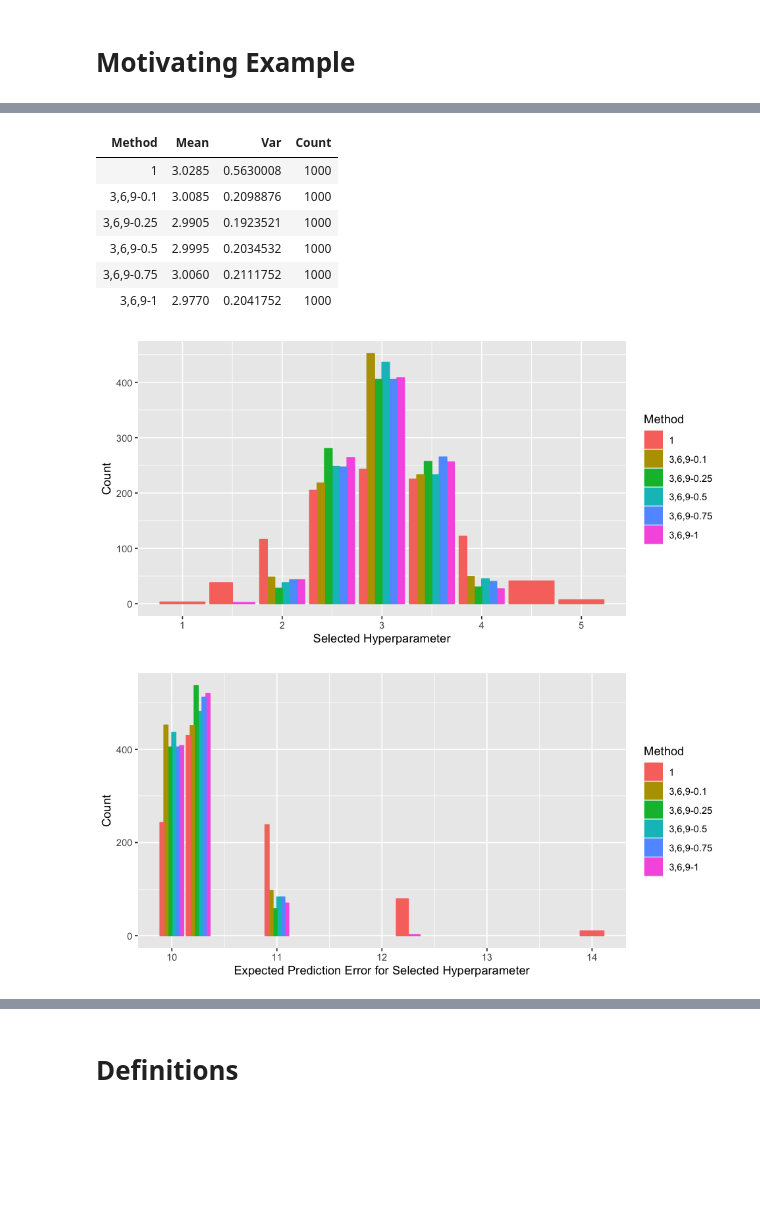
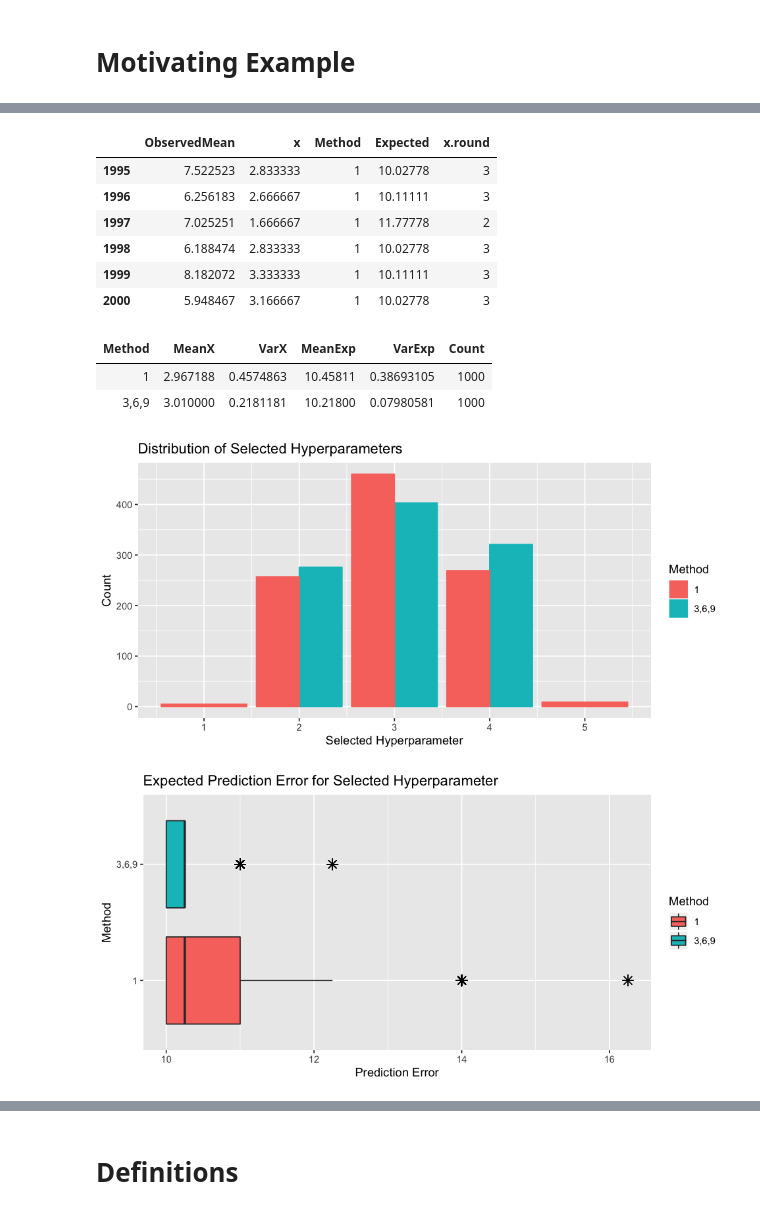
Before and after one commit to LarsHH/reproducible-hyperparameter-optimization-jcgs-2019, a Jupyter notebook: evaluation.ipynb, the cells around one changed output, grey strips where cells are left out. Drawn from its saved outputs; the diff is of its cells as text; code cells hidden in the pictures; blank space fills up the shorter version.

```diff
--- a/evaluation.ipynb
+++ b/evaluation.ipynb
@@ -695,13 +570,6 @@ for(i in 1:num.runs){
-# %%
-toy.hist.df <- data.frame(Method=factor(c(rep('1', num.runs),
-                                          rep('3,6,9-0.1', num.runs),
-                                          rep('3,6,9-0.25', num.runs),
-                                          rep('3,6,9-0.5', num.runs),
-                                          rep('3,6,9-0.75', num.runs),
-                                          rep('3,6,9-1', num.runs))),
-                          x=c(x.toy[['1']],
-                              x.toy[['3,6,9']][['0.1']],
-                              x.toy[['3,6,9']][['0.25']],
-                              x.toy[['3,6,9']][['0.5']],
-                              x.toy[['3,6,9']][['0.75']],
-                              x.toy[['3,6,9']][['1']]))
+# %%
+motivating.example.bar <- ggplot(subset(toy.df, Method=='1'), aes(x=x)) +
+                          geom_bar(position="dodge") +
+                          labs(x="Selected Hyperparameter", y = "Count", title="Distribution of Selected Hyperparameters")
+motivating.example.bar
+ggsave("figures/parabola-1-barchart.pdf", plot=motivating.example.bar, width=5, height=4)
@@ -707,0 +578,6 @@ toy.hist.df <- data.frame(Method=factor(c(rep('1', num.runs),
+# %%
+motivating.example.obs <- ggplot(subset(toy.df, Method=='1'), aes(x=ObservedMean)) +
+labs(x="Prediction Error", y = "Count", title="Observed Prediction Error for Selected Hyperparameter")+
+  geom_histogram(binwidth=0.5)
+motivating.example.obs
+ggsave("figures/parabola-1-observed.pdf", plot=motivating.example.obs, width=5, height=4)
@@ -707,0 +586,7 @@ toy.hist.df <- data.frame(Method=factor(c(rep('1', num.runs),
+# %%
+motivating.example.box <- ggplot(subset(toy.df, Method=='1'), aes(y=Expected)) +
+  geom_boxplot(outlier.colour="black", outlier.shape=8, outlier.size=3) +
+  labs(y="Prediction Error", title="Expected Prediction Error for Selected Hyperparameter") +
+  coord_flip()
+motivating.example.box
+ggsave("figures/parabola-1-expected.pdf", plot=motivating.example.box, width=5, height=4)
@@ -708,22 +595,33 @@ toy.hist.df <- data.frame(Method=factor(c(rep('1', num.runs),
+# %%
+tail(toy.df)
+# %% [output]
+|  | ObservedMean | x | Method | Expected | x.round |
+| 1995 | 7.522523 | 2.833333 | 1 | 10.02778 | 3 |
+| 1996 | 6.256183 | 2.666667 | 1 | 10.11111 | 3 |
+| 1997 | 7.025251 | 1.666667 | 1 | 11.77778 | 2 |
+| 1998 | 6.188474 | 2.833333 | 1 | 10.02778 | 3 |
+| 1999 | 8.182072 | 3.333333 | 1 | 10.11111 | 3 |
+| 2000 | 5.948467 | 3.166667 | 1 | 10.02778 | 3 |
 # %%
-toy.hist.df %>% group_by(Method) %>% summarise(Mean=mean(x), Var=var(x), Count=n())
+toy.df %>% group_by(Method) %>% summarise(MeanX=mean(x), VarX=var(x), MeanExp=mean(Expected), VarExp=var(Expected), Count=n())
 # %% [output]
-| Method | Mean | Var | Count |
-| 1 | 3.0285 | 0.5630008 | 1000 |
-| 3,6,9-0.1 | 3.0085 | 0.2098876 | 1000 |
-| 3,6,9-0.25 | 2.9905 | 0.1923521 | 1000 |
-| 3,6,9-0.5 | 2.9995 | 0.2034532 | 1000 |
-| 3,6,9-0.75 | 3.0060 | 0.2111752 | 1000 |
-| 3,6,9-1 | 2.9770 | 0.2041752 | 1000 |
+| Method | MeanX | VarX | MeanExp | VarExp | Count |
+| 1 | 2.967188 | 0.4574863 | 10.45811 | 0.38693105 | 1000 |
+| 3,6,9 | 3.010000 | 0.2181181 | 10.21800 | 0.07980581 | 1000 |
 # %%
-motivating.example.bar <- ggplot(toy.hist.df, aes(x=x, color=Method, fill=Method)) + geom_bar(position="dodge") + labs(x="Selected Hyperparameter", y = "Count")
+motivating.example.bar <- ggplot(toy.df, aes(x=x, color=Method, fill=Method)) +
+                          geom_bar(position="dodge") +
+                          labs(x="Selected Hyperparameter", y = "Count", title="Distribution of Selected Hyperparameters")
 motivating.example.bar
 # %% [output]
-[figure, old version]
+[figure, new version]
 # %%
 # ggsave("figures/motivating-example-results-bar.pdf", plot=motivating.example.bar, width=8, height=4)
 # %%
-p <- ggplot(toy.hist.df, aes(x=f(x, sd=0), color=Method, fill=Method)) + geom_bar(position="dodge") + labs(x="Expected Prediction Error for Selected Hyperparameter", y = "Count")
-p
+motivating.example.box <- ggplot(toy.df, aes(x=Method, y=f(x, sd=0), fill=Method)) +
+  geom_boxplot(outlier.colour="black", outlier.shape=8, outlier.size=3) +
+  labs(y="Prediction Error", title="Expected Prediction Error for Selected Hyperparameter") +
+  coord_flip()
+motivating.example.box
 # %% [output]
-[figure, old version]
+[figure, new version]
```
Also changed, not shown: parts of 93 cells of this notebook, 3 other files.
